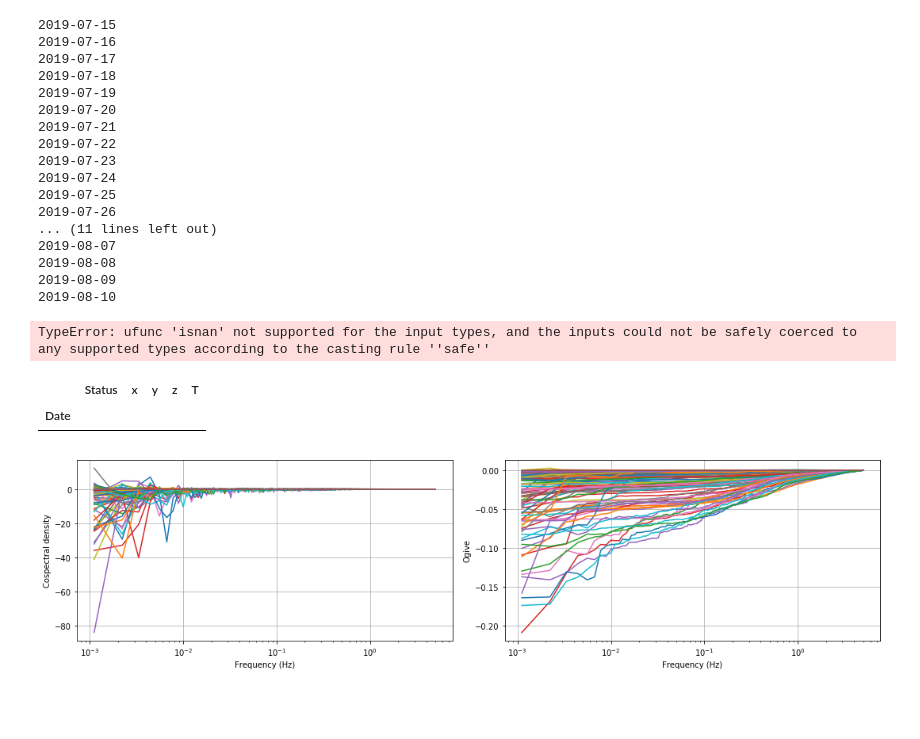
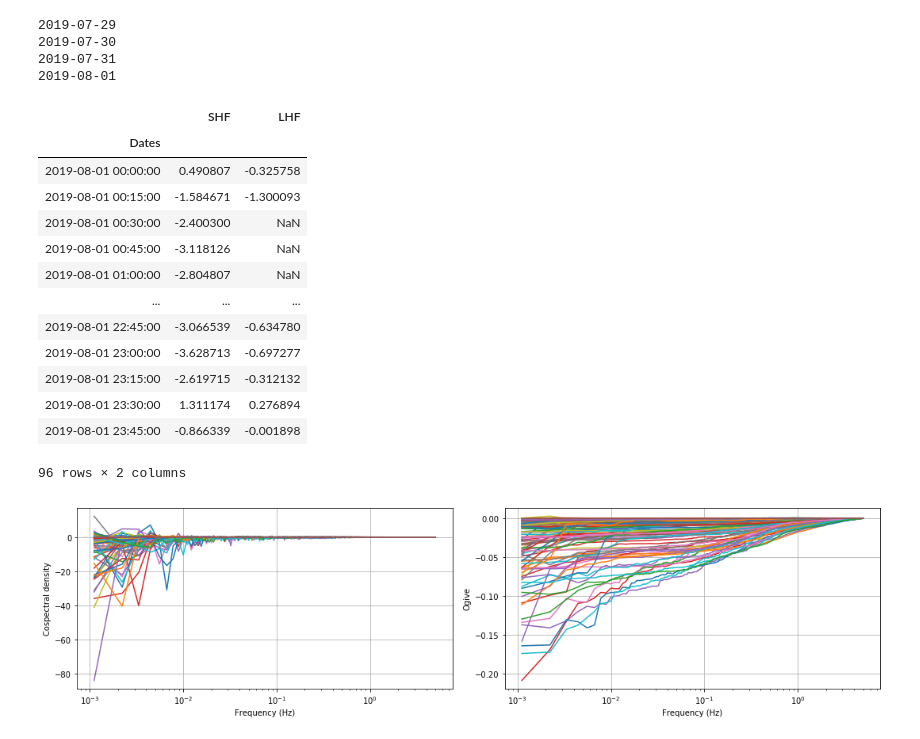
Before and after one commit to heatherguy/ICECAPS-ACE, a Jupyter notebook: DataParse/fluxtower_process.ipynb, the cells around one changed output. Drawn from its saved outputs; the diff is of its cells as text; code cells hidden in the pictures; blank space fills up the shorter version.

```diff
--- a/DataParse/fluxtower_process.ipynb
+++ b/DataParse/fluxtower_process.ipynb
@@ -8,4 +9,6 @@ from scipy.signal import medfilt, detrend, coherence, windows
 # %%
+# Save processed SHF and LHF data
+
 # Input processed data location
 d_loc = '/Volumes/Data/ICECAPSarchive/fluxtower/processed/'
 
@@ -13,8 +16,8 @@ d_loc = '/Volumes/Data/ICECAPSarchive/fluxtower/processed/'
 out_loc = '/Users/heather/ICECAPS-ACE/Processed/'
 
 # Start and stop date:
-start = dt.datetime(2019,7,15,0,0)
-stop = dt.datetime(2019,8,15,0,0)
+start = dt.datetime(2019,7,29,0,0)
+stop = dt.datetime(2019,8,1,0,0)
 
 # Paramters
 avp = 15 # averaging period (minutes)
@@ -30,8 +33,12 @@ for day in days:
     times = pd.date_range(day, day+pd.Timedelta(hours=24),freq='15min')[0:-1]
 
     # Get metek data
-    m1_orig = pd.read_csv(d_loc+'metek/metek1_%s'%day_str, index_col=0, parse_dates=[0])
-    if m1_orig.empty:
+    if os.path.isfile(d_loc+'metek/metek1_%s'%day_str):
+        m1_orig = pd.read_csv(d_loc+'metek/metek1_%s'%day_str, index_col=0, parse_dates=[0])
+        if m1_orig.empty:
+            print('Error: File empty, '+day_str)
+            continue
+    else:
         print('Error: File empty, '+day_str)
         continue
 
@@ -50,14 +57,22 @@ for day in days:
     SHF,std=shf(w,T,avp)
 
     # Get licor data
-    licor = pd.read_csv(d_loc+'LiCOR/licor_%s'%day_str, index_col=0, parse_dates=[0])
+    if os.path.isfile(d_loc+'LiCOR/licor_%s'%day_str):
+        licor = pd.read_csv(d_loc+'LiCOR/licor_%s'%day_str, index_col=0, parse_dates=[0])
+    else:
+        print('Error: File empty, '+day_str)
+        continue
 
     # Calculate latent heat flux
     T = licor['T']
     P = licor['P']
     Nconc = licor['H2OD']
     w = m_rot['w']
-    LHF = lhf(w,T,P,Nconc,avp)
+    try:
+        LHF = lhf(w,T,P,Nconc,avp)
+    except:
+        print('No latent heat flux')
+        LHF=list(np.full(len(times), np.nan))
 
     # Build dataframe
     flux_pro = pd.DataFrame(columns=['Dates', 'SHF', 'LHF'])
@@ -67,31 +82,29 @@ for day in days:
     flux_pro = flux_pro.set_index('Dates')
 
     # Save processed data
-    flux_pro.to_csv(out_loc+'FluxPro_%s'%day_str)
+    #flux_pro.to_csv(out_loc+'FluxPro_%s'%day_str)
 # %% [output]
-2019-07-15
-2019-07-16
-2019-07-17
-2019-07-18
-2019-07-19
-2019-07-20
-2019-07-21
-2019-07-22
-2019-07-23
-2019-07-24
-2019-07-25
-2019-07-26
-... (11 lines left out)
-2019-08-07
-2019-08-08
-2019-08-09
-2019-08-10
+2019-07-29
+2019-07-30
+2019-07-31
+2019-08-01
-TypeError: ufunc 'isnan' not supported for the input types, and the inputs could not be safely coerced to any supported types according to the casting rule ''safe''
-# %%
-m1_orig
-# %% [output]
-|  | Status | x | y | z | T |
-| Date |  |  |  |  |  |
+# %%
+flux_pro
+# %% [output]
+|  | SHF | LHF |
+| Dates |  |  |
+| 2019-08-01 00:00:00 | 0.490807 | -0.325758 |
+| 2019-08-01 00:15:00 | -1.584671 | -1.300093 |
+| 2019-08-01 00:30:00 | -2.400300 | NaN |
+| 2019-08-01 00:45:00 | -3.118126 | NaN |
+| 2019-08-01 01:00:00 | -2.804807 | NaN |
+| ... | ... | ... |
+| 2019-08-01 22:45:00 | -3.066539 | -0.634780 |
+| 2019-08-01 23:00:00 | -3.628713 | -0.697277 |
+| 2019-08-01 23:15:00 | -2.619715 | -0.312132 |
+| 2019-08-01 23:30:00 | 1.311174 | 0.276894 |
+| 2019-08-01 23:45:00 | -0.866339 | -0.001898 |
+96 rows × 2 columns
 # %%
 # Plot co spectral density and ogive function.
 
```
Also changed, not shown: parts of 14 cells of this notebook, 11 other files.
